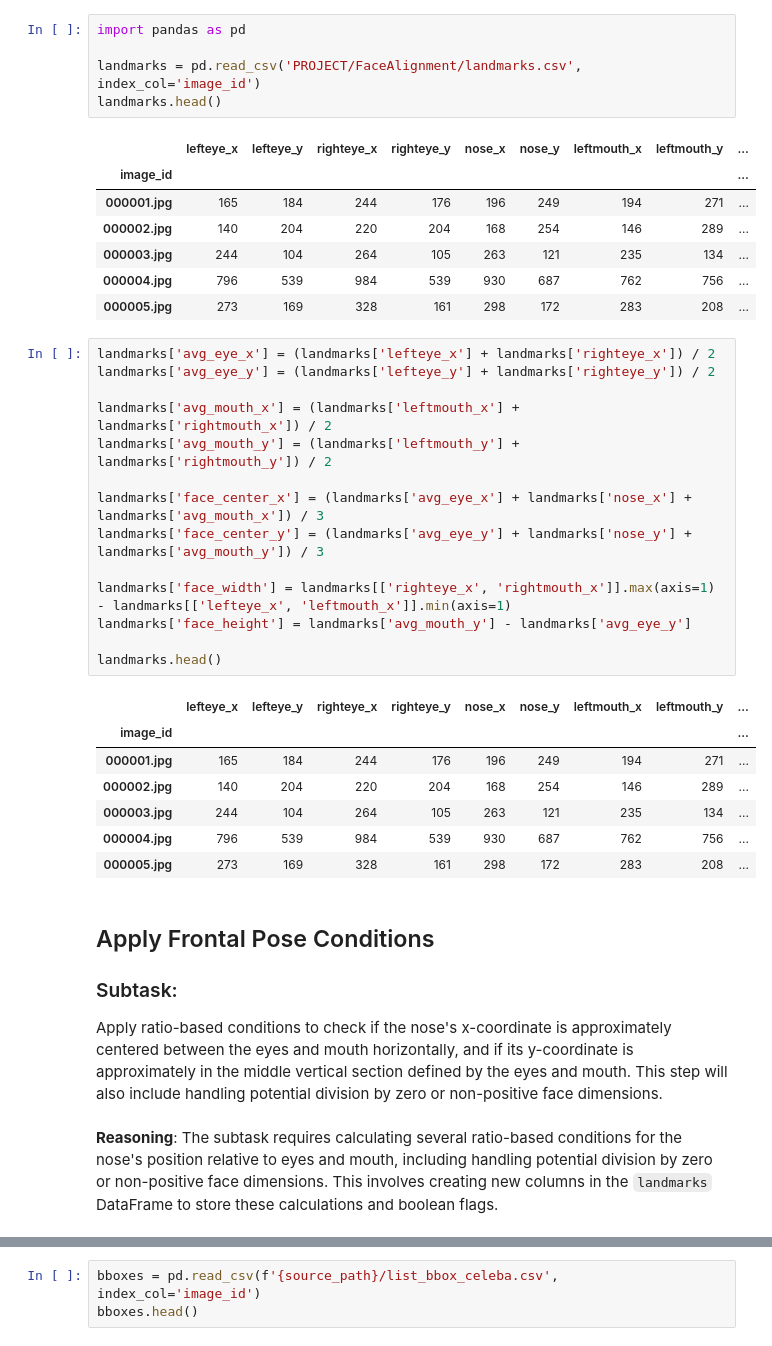
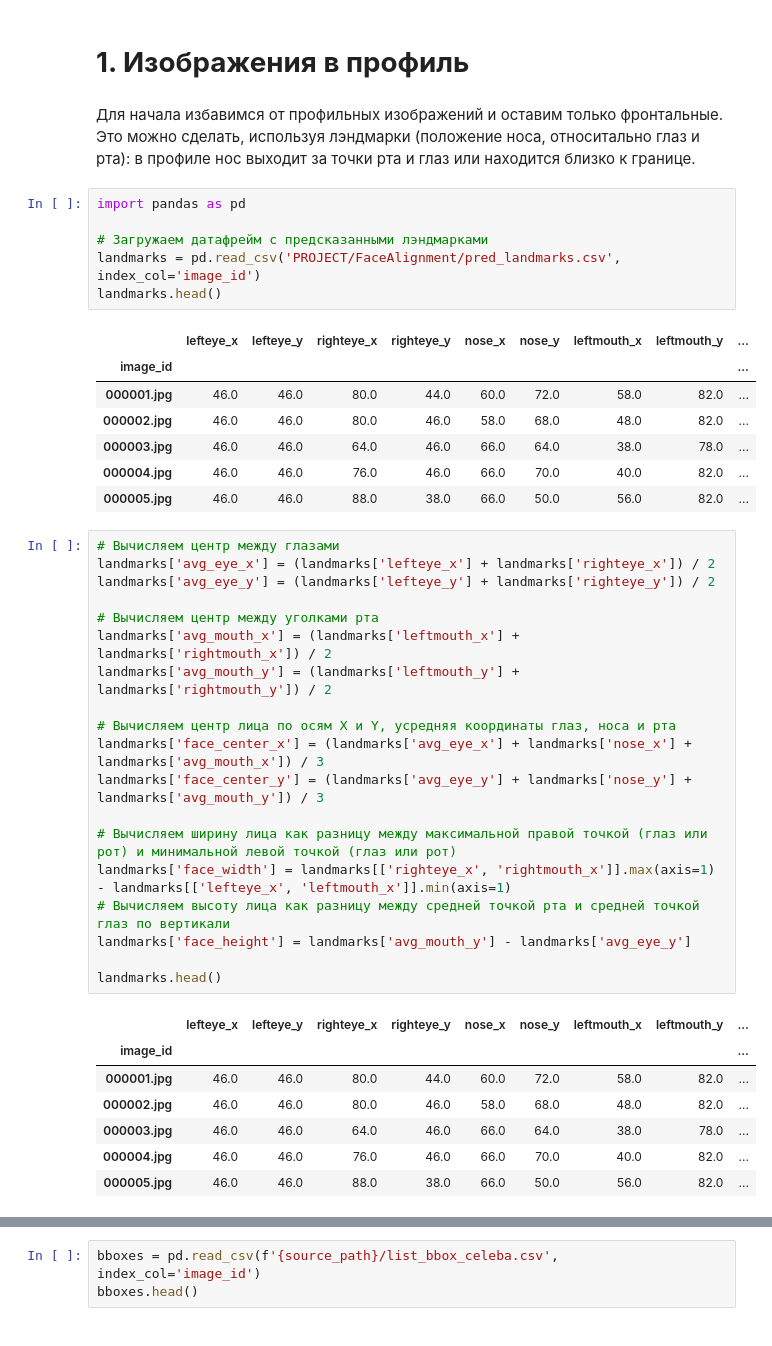
Before and after one commit to Teivak/FaceRecognitionProject, a Jupyter notebook: Filtering_Recognition_Dataset.ipynb, the cells around one changed output, grey strips where cells are left out. Cells and saved outputs as stored; diff of their text form.

```diff
--- a/Filtering_Recognition_Dataset.ipynb
+++ b/Filtering_Recognition_Dataset.ipynb
@@ -3,46 +8,48 @@
+# %% [markdown]
+# **1. Изображения в профиль**
+# %% [markdown]
+Для начала избавимся от профильных изображений и оставим только фронтальные. Это можно сделать, используя лэндмарки (положение носа, относитально глаз и рта): в профиле нос выходит за точки рта и глаз или находится близко к границе.
 # %%
 import pandas as pd
 
-landmarks = pd.read_csv('PROJECT/FaceAlignment/landmarks.csv', index_col='image_id')
+# Загружаем датафрейм с предсказанными лэндмарками
+landmarks = pd.read_csv('PROJECT/FaceAlignment/pred_landmarks.csv', index_col='image_id')
 landmarks.head()
 # %% [output]
 |  | lefteye_x | lefteye_y | righteye_x | righteye_y | nose_x | nose_y | leftmouth_x | leftmouth_y | ... |
 | image_id |  |  |  |  |  |  |  |  | ... |
-| 000001.jpg | 165 | 184 | 244 | 176 | 196 | 249 | 194 | 271 | ... |
-| 000002.jpg | 140 | 204 | 220 | 204 | 168 | 254 | 146 | 289 | ... |
-| 000003.jpg | 244 | 104 | 264 | 105 | 263 | 121 | 235 | 134 | ... |
-| 000004.jpg | 796 | 539 | 984 | 539 | 930 | 687 | 762 | 756 | ... |
-| 000005.jpg | 273 | 169 | 328 | 161 | 298 | 172 | 283 | 208 | ... |
+| 000001.jpg | 46.0 | 46.0 | 80.0 | 44.0 | 60.0 | 72.0 | 58.0 | 82.0 | ... |
+| 000002.jpg | 46.0 | 46.0 | 80.0 | 46.0 | 58.0 | 68.0 | 48.0 | 82.0 | ... |
+| 000003.jpg | 46.0 | 46.0 | 64.0 | 46.0 | 66.0 | 64.0 | 38.0 | 78.0 | ... |
+| 000004.jpg | 46.0 | 46.0 | 76.0 | 46.0 | 66.0 | 70.0 | 40.0 | 82.0 | ... |
+| 000005.jpg | 46.0 | 46.0 | 88.0 | 38.0 | 66.0 | 50.0 | 56.0 | 82.0 | ... |
 # %%
+# Вычисляем центр между глазами
 landmarks['avg_eye_x'] = (landmarks['lefteye_x'] + landmarks['righteye_x']) / 2
 landmarks['avg_eye_y'] = (landmarks['lefteye_y'] + landmarks['righteye_y']) / 2
 
+# Вычисляем центр между уголками рта
 landmarks['avg_mouth_x'] = (landmarks['leftmouth_x'] + landmarks['rightmouth_x']) / 2
 landmarks['avg_mouth_y'] = (landmarks['leftmouth_y'] + landmarks['rightmouth_y']) / 2
 
+# Вычисляем центр лица по осям X и Y, усредняя координаты глаз, носа и рта
 landmarks['face_center_x'] = (landmarks['avg_eye_x'] + landmarks['nose_x'] + landmarks['avg_mouth_x']) / 3
 landmarks['face_center_y'] = (landmarks['avg_eye_y'] + landmarks['nose_y'] + landmarks['avg_mouth_y']) / 3
 
+# Вычисляем ширину лица как разницу между максимальной правой точкой (глаз или рот) и минимальной левой точкой (глаз или рот)
 landmarks['face_width'] = landmarks[['righteye_x', 'rightmouth_x']].max(axis=1) - landmarks[['lefteye_x', 'leftmouth_x']].min(axis=1)
+# Вычисляем высоту лица как разницу между средней точкой рта и средней точкой глаз по вертикали
 landmarks['face_height'] = landmarks['avg_mouth_y'] - landmarks['avg_eye_y']
 
 landmarks.head()
 # %% [output]
 |  | lefteye_x | lefteye_y | righteye_x | righteye_y | nose_x | nose_y | leftmouth_x | leftmouth_y | ... |
 | image_id |  |  |  |  |  |  |  |  | ... |
-| 000001.jpg | 165 | 184 | 244 | 176 | 196 | 249 | 194 | 271 | ... |
-| 000002.jpg | 140 | 204 | 220 | 204 | 168 | 254 | 146 | 289 | ... |
-| 000003.jpg | 244 | 104 | 264 | 105 | 263 | 121 | 235 | 134 | ... |
-| 000004.jpg | 796 | 539 | 984 | 539 | 930 | 687 | 762 | 756 | ... |
-| 000005.jpg | 273 | 169 | 328 | 161 | 298 | 172 | 283 | 208 | ... |
+| 000001.jpg | 46.0 | 46.0 | 80.0 | 44.0 | 60.0 | 72.0 | 58.0 | 82.0 | ... |
+| 000002.jpg | 46.0 | 46.0 | 80.0 | 46.0 | 58.0 | 68.0 | 48.0 | 82.0 | ... |
+| 000003.jpg | 46.0 | 46.0 | 64.0 | 46.0 | 66.0 | 64.0 | 38.0 | 78.0 | ... |
+| 000004.jpg | 46.0 | 46.0 | 76.0 | 46.0 | 66.0 | 70.0 | 40.0 | 82.0 | ... |
+| 000005.jpg | 46.0 | 46.0 | 88.0 | 38.0 | 66.0 | 50.0 | 56.0 | 82.0 | ... |
-# %% [markdown]
-## Apply Frontal Pose Conditions
-
-### Subtask:
-Apply ratio-based conditions to check if the nose's x-coordinate is approximately centered between the eyes and mouth horizontally, and if its y-coordinate is approximately in the middle vertical section defined by the eyes and mouth. This step will also include handling potential division by zero or non-positive face dimensions.
-# %% [markdown]
-**Reasoning**:
-The subtask requires calculating several ratio-based conditions for the nose's position relative to eyes and mouth, including handling potential division by zero or non-positive face dimensions. This involves creating new columns in the `landmarks` DataFrame to store these calculations and boolean flags.
 # %%
 import numpy as np
 
```
Also changed, not shown: parts of 32 cells of this notebook.
